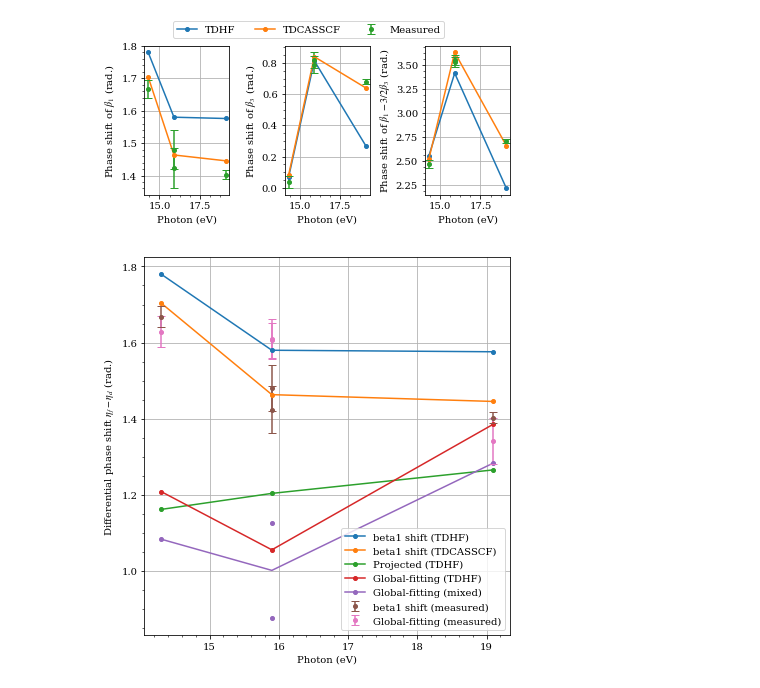
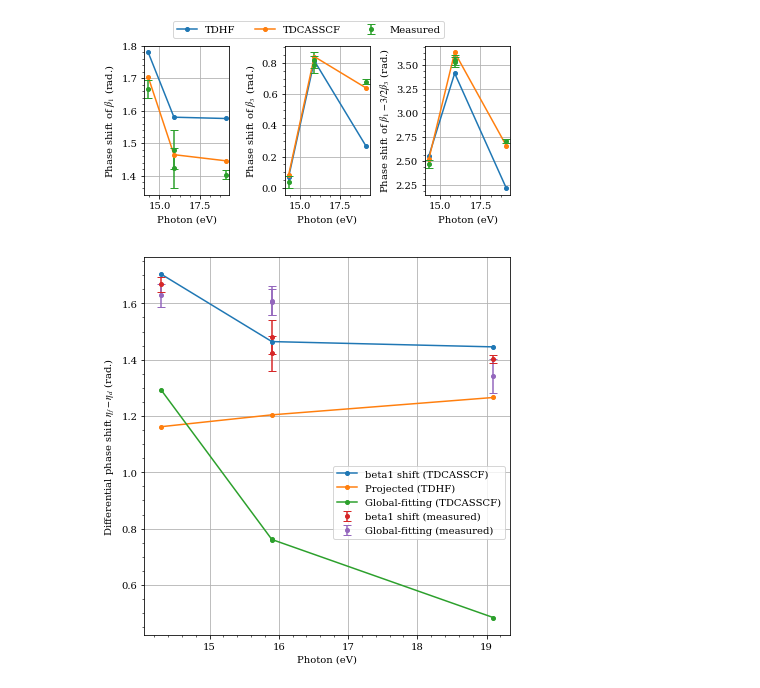
Before and after one commit to DaehyunPY/FERMI20144077, a Jupyter notebook: Notebooks/Compare Ne beta phase shifts.ipynb, the cells around one changed output. Saved outputs shown, nothing was run; the diff lists cells and outputs as text; code cells hidden in the pictures.

Commit message:
Update TDCASSCF data and its result Add/update Ishikawa's new simulated data

```diff
--- a/Notebooks/Compare Ne beta phase shifts.ipynb
+++ b/Notebooks/Compare Ne beta phase shifts.ipynb
@@ -56,36 +56,39 @@ plt.show()
 # %%
 plt.style.use('Report.mplstyle')
 plt.figure(figsize=(6,6))
 plt.xlabel('Photon (eV)')
 plt.ylabel(r'Differential phase shift $\eta_f-\eta_d$ (rad.)')
 
-for k in ['beta1 shift (TDHF)',
-          'beta1 shift (TDCASSCF)',
-          'Projected (TDHF)',
-          'Global-fitting (TDHF)']:
+for k in [
+        # 'beta1 shift (TDHF)',
+        'beta1 shift (TDCASSCF)',
+        'Projected (TDHF)',
+        # 'Global-fitting (TDHF)',
+    ]:
     plt.plot(groupped['summary'][k], 'o-', label=k)
 
-k = 'Global-fitting (mixed)'
+k = 'Global-fitting (TDCASSCF)'
 l, = plt.plot([], 'o-', label=k)
 prop = {k: v for k, v in l.properties().items() if k in {'color'}}
 plt.plot(sheets['summary']['Photon (eV)'], sheets['summary'][k], 'o', label='', **prop)
 plt.plot(groupped['summary'][k], '-', label='', **prop)
 
 plt.errorbar(sheets['summary']['Photon (eV)'],
              sheets['summary']['beta1 shift (measured)'],
              yerr=sheets['summary']['beta1 shift error (measured)'],
              fmt='o',
              label='beta1 shift (measured)')
 plt.errorbar(sheets['summary']['Photon (eV)'],
              sheets['summary']['Global-fitting (measured)'],
              yerr=sheets['summary']['Global-fitting error (measured)'],
              fmt='o',
              label='Global-fitting (measured)')
 
 plt.grid(True)
-plt.legend()
+plt.legend(loc='center right',
+           bbox_to_anchor=(1, 0.35))
 plt.tight_layout()
 plt.savefig(f"Figures/compare_ne_shifts_with_ishikawa's2.pdf")
 plt.show()
 # %% [output]
-[figure, old version]
+[figure, new version]
```
Also changed, not shown: 5 other files.
